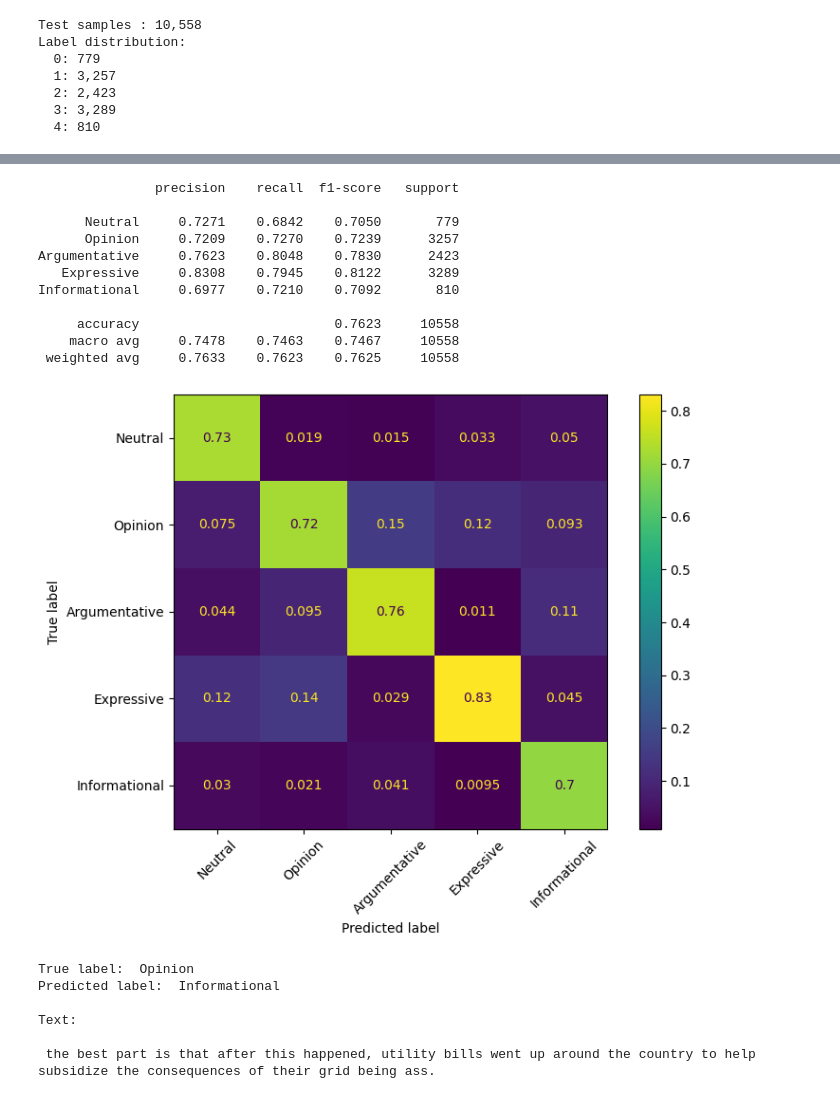
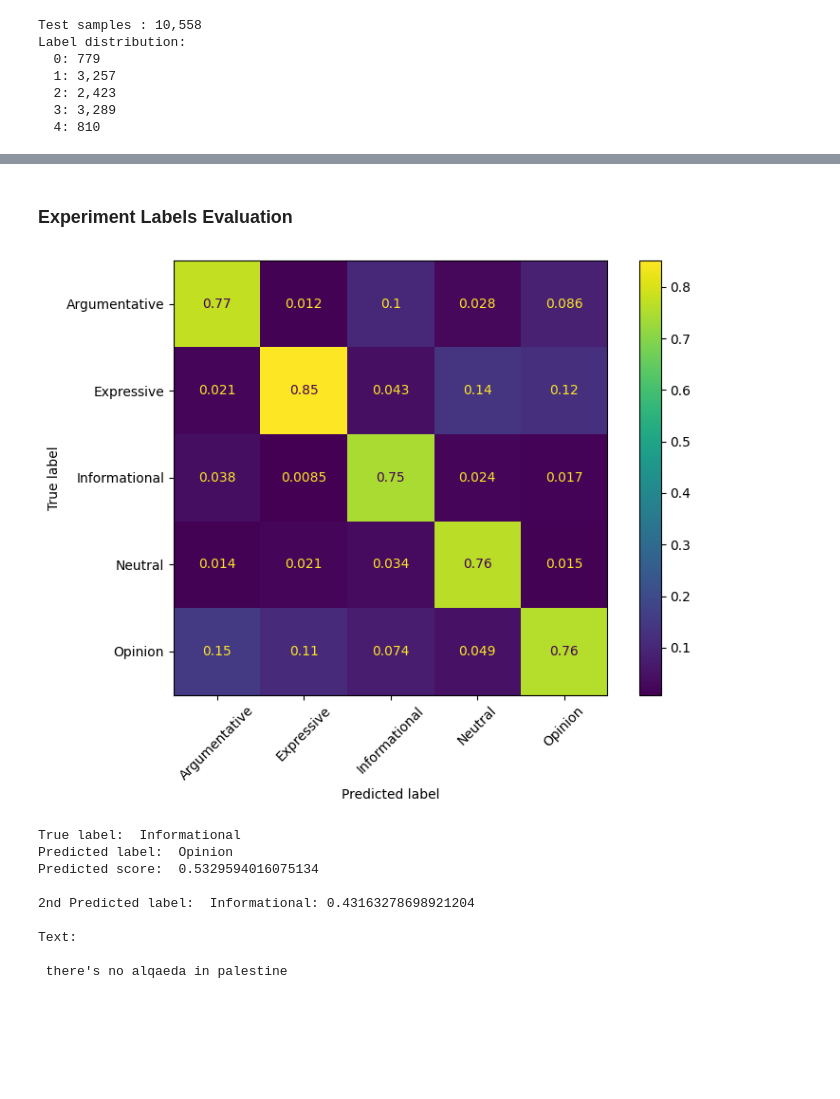
Before and after one commit to aprilchia/ADS-509_LLM, a Jupyter notebook: evaluation.ipynb, the cells around one changed output, grey strips where cells are left out. Saved outputs shown, nothing was run; the diff lists cells and outputs as text; code cells hidden in the pictures; blank space fills up the shorter version.

Commit message:
Modified evaluation notebook

```diff
--- a/evaluation.ipynb
+++ b/evaluation.ipynb
@@ -50,11 +44,11 @@ Running on: CUDA
 dataset = load_dataset(DATASET_ID)
 
 test_split = dataset["test"]
-texts = test_split["text"]
-true_labels = np.array(test_split["label"])
+texts = list(test_split["text"])
+true_preds = np.array(test_split["label"])
 
 print(f"\nTest samples : {len(texts):,}")
-unique, counts = np.unique(true_labels, return_counts=True)
+unique, counts = np.unique(true_preds, return_counts=True)
 print(f"Label distribution:")
 for lbl, cnt in zip(unique, counts):
     print(f"  {lbl}: {cnt:,}")
@@ -73,7 +66,7 @@ Label distribution:
 Uses `transformers.pipeline()` which handles tokenization, batching, and inference internally.
 Simplest approach — good for quick evaluation and deployment.
 # %%
-def predict_pipeline(model_id: str, texts: list, device: int = 0, batch_size: int = 64) -> tuple:
+def predict_pipeline(model_id: str, texts: list, k: int=3, max_length: int=512, device: int = 0, batch_size: int = 32) -> tuple:
     """
     Run text-classification predictions using a HuggingFace pipeline.
 
@@ -87,11 +80,10 @@ def predict_pipeline(model_id: str, texts: list, device: int = 0, batch_size: in
         device=device,
         truncation=True,
         padding=True,
+        max_length=max_length,
         batch_size=batch_size,
     )
     id2label = pipe.model.config.id2label
-    label2id = pipe.model.config.label2id
 
-    predictions = pipe(texts)
-    pred_ints = [label2id[pred["label"]] for pred in predictions]
-    return pred_ints, id2label
+    predictions = pipe(texts, top_k=k)
+    return predictions, id2label
@@ -167,28 +90,30 @@ label_names = [id2label[i] for i in sorted(id2label)]
-# %%
-print(classification_report(true_labels, pred_ints, target_names=label_names, digits=4))
-# %% [output]
-               precision    recall  f1-score   support
-
-      Neutral     0.7271    0.6842    0.7050       779
-      Opinion     0.7209    0.7270    0.7239      3257
-Argumentative     0.7623    0.8048    0.7830      2423
-   Expressive     0.8308    0.7945    0.8122      3289
-Informational     0.6977    0.7210    0.7092       810
-
-     accuracy                         0.7623     10558
-    macro avg     0.7478    0.7463    0.7467     10558
- weighted avg     0.7633    0.7623    0.7625     10558
+# %% [markdown]
+### Experiment Labels Evaluation
+# %%
+preds, id2label = predict_pipeline(model_id="ADS509/BERTweet-large-self-labeling", texts=texts)
+
+# Convert the integer labels into named labels for readability
+true_labels = [id2label[i] for i in true_preds]
+
+# If using top_k, this will get the top prediction label and score, otherwise remove the index slicing
+top_preds = [pred[0]['label'] for pred in preds]
+top_scores = [pred[0]['score'] for pred in preds]
+
+# Get the label and scores of the next predictions.  Comment out the below if not using top_k or using top_k < 3
+top2_pred = [f"{pred[1]['label']}: {pred[1]['score']}" for pred in preds]
+top3_pred = [f"{pred[2]['label']}: {pred[2]['score']}" for pred in preds]
+
+print(classification_report(true_labels, top_preds))
 # %%
 fig, ax = plt.subplots(figsize=(8, 6))
 
 ConfusionMatrixDisplay.from_predictions(
-    true_labels, pred_ints,
-    display_labels=label_names,
+    true_labels, top_preds,
     xticks_rotation=45,
     normalize='pred',
     ax=ax)
 
 plt.tight_layout()
 plt.show()
 # %% [output]
-[figure, old version]
+[figure, new version]
@@ -209,13 +139,19 @@ df['pred'] = df['pred'].apply(lambda x: id2label[x])
 # %%
+# Explore unconfident predictions
 idx = 7
 
-print("True label: ", df[df['low_conf'] == True]['label'].iloc[idx])
-print("Predicted label: ", df[df['low_conf'] == True]['pred'].iloc[idx], "\n")
-print("Text:\n\n", df[df['low_conf'] == True]['text'].iloc[idx])
+print("True label: ", low_conf['label'].iloc[idx])
+print("Predicted label: ", low_conf['preds'].iloc[idx])
+print("Predicted score: ", low_conf['top_score'].iloc[idx], "\n")
+print("2nd Predicted label: ", low_conf['second_place'].iloc[idx], "\n")
+print("Text:\n\n", low_conf['text'].iloc[idx])
 # %% [output]
-True label:  Opinion
-Predicted label:  Informational
+True label:  Informational
+Predicted label:  Opinion
+Predicted score:  0.5329594016075134
+
+2nd Predicted label:  Informational: 0.43163278698921204
 
 Text:
 
- the best part is that after this happened, utility bills went up around the country to help subsidize the consequences of their grid being ass.
+ there's no alqaeda in palestine
```
Also changed, not shown: parts of 20 cells of this notebook, 1 other file.
